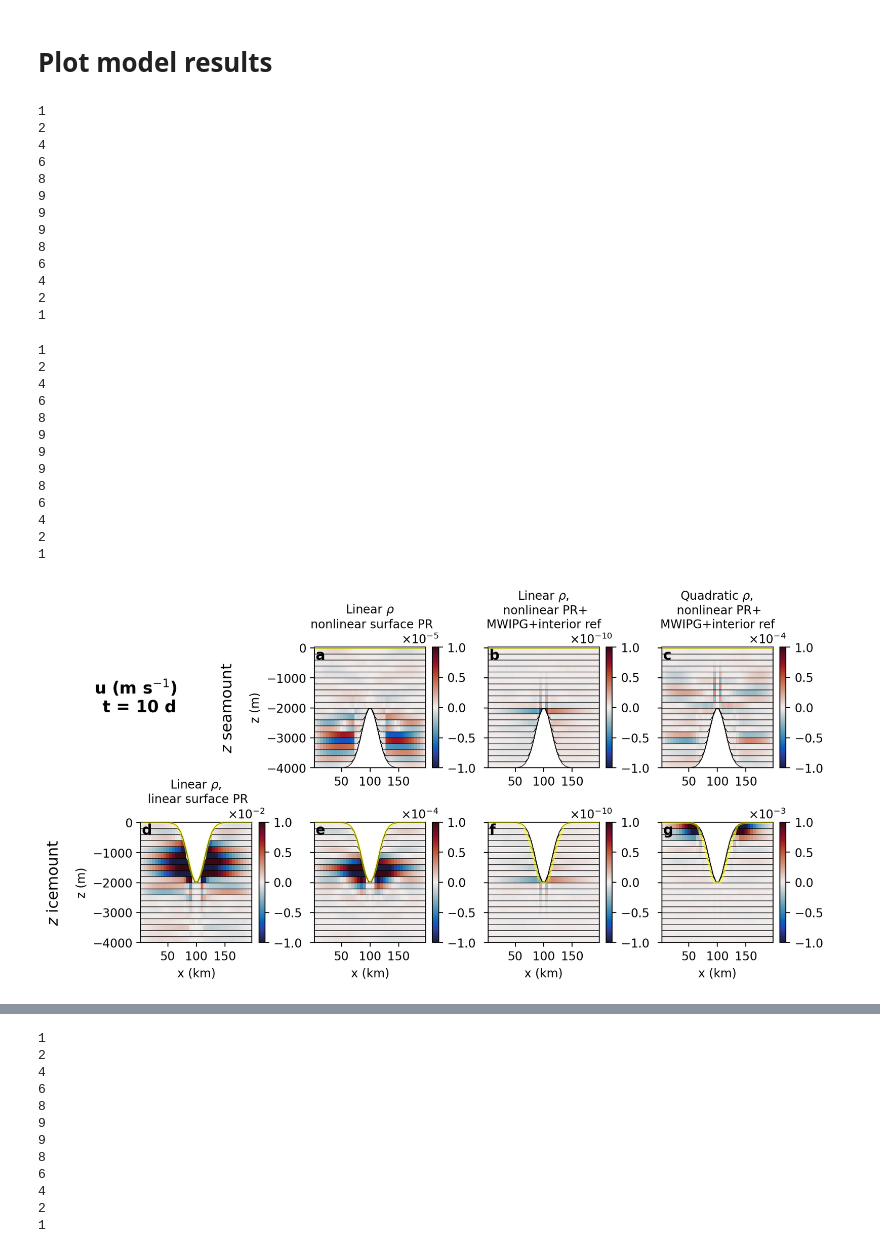
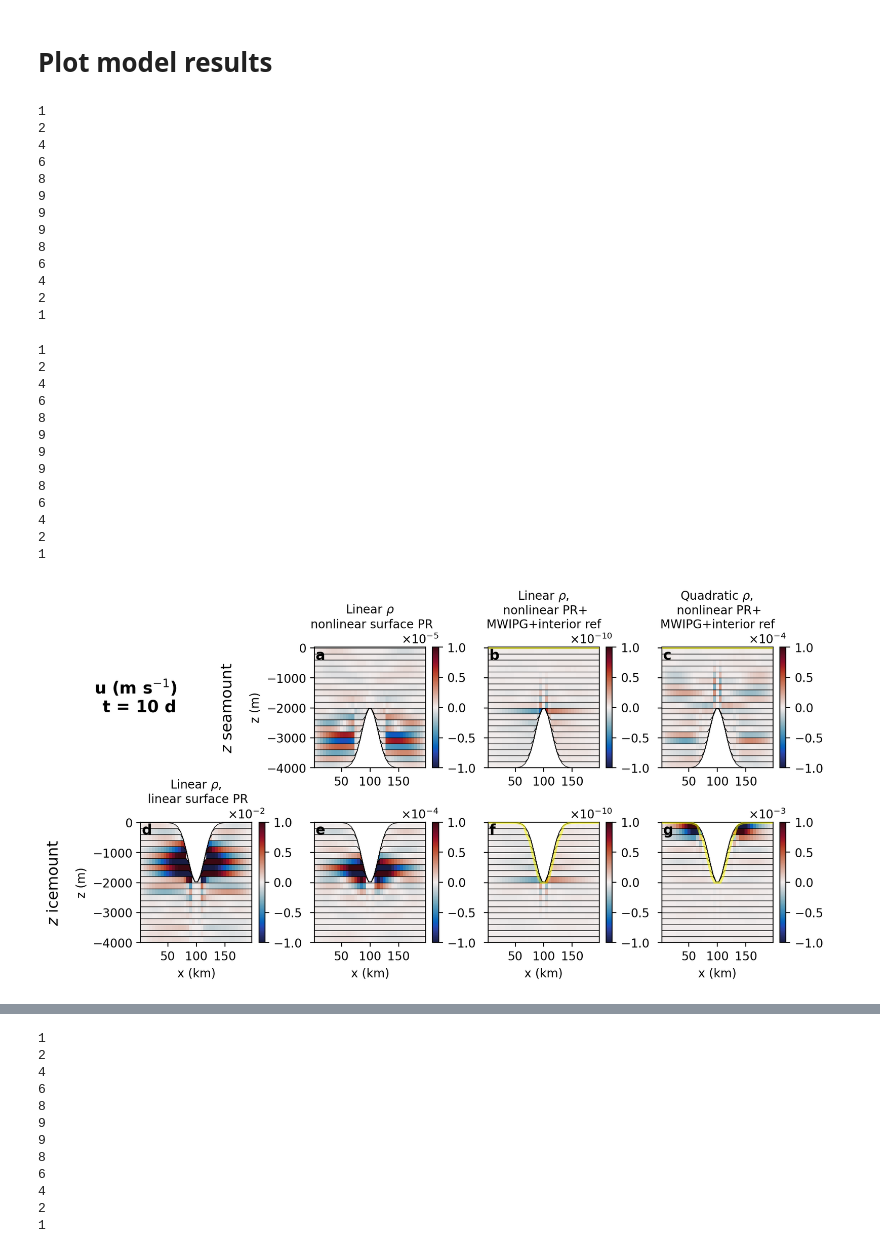
Before and after one commit to claireyung/IS-PG-MOM6, a Jupyter notebook: plotting.ipynb, the cells around one changed output, grey strips where cells are left out. Cells and saved outputs as stored; diff of their text form; code cells hidden in the pictures.

Commit message:
Fix integration lines in plots

```diff
--- a/plotting.ipynb
+++ b/plotting.ipynb
@@ -106,7 +106,7 @@ def plot(ax,yy0,tt,variable,varname,vmin1,vmax1,cmap,ymax):
     ax.set_xlabel('x (km)')
     ax.set_title(varname+' , ' +label)
 # %%
-def plot_u(ax,yy0,tt,variable,varname,vmin1,vmax1,cmap,ymax,ymin = 20): #boudnaries are t cell grid
+def plot_u(ax,yy0,tt,variable,varname,vmin1,vmax1,cmap,ymax,ymin = 20, magic = True): #boudnaries are t cell grid
     prog = open_files(label)
     ocean_static = xr.open_dataset(label +'/ocean_geometry.nc')
     grid = Grid(prog,coords={"x":{"center":"xh","outer":"xq"},
@@ -158,25 +158,25 @@ def plot_u(ax,yy0,tt,variable,varname,vmin1,vmax1,cmap,ymax,ymin = 20): #boudnar
 
     for i in range(nz):
         ax.plot(xh,i_heights[i], color = 'k', linewidth = 0.5)
+    if magic == True:
+        try:
+            mom = open_mom(label)
+            reset_ht = mom.reset_u.isel(Time = 0).isel(yh = yy0)
+            height_reset = np.zeros(len(reset_ht.xq))
+            for x in np.arange(1,len(reset_ht.xq)-1):
+                # find depth
+                if (np.max(reset_ht.isel(xq = x).values)==0):
+                    idx = -1 # using surface
+                elif (np.max(reset_ht.isel(xq = x).values)==2):
+                    idx = -1 # using surface
+                else:
+                    idx = np.argmax(reset_ht.isel(xq = x).values)
+                    print(idx)
+                height_reset[x] = grid.interp(prog.e,"x").isel(Time = 0).isel(yh = yy0).isel(xq = x)[idx+1]
 
-    try:
-        mom = open_mom(label)
-        reset_ht = mom.reset_u.isel(Time = 0).isel(yh = yy0)
-        height_reset = np.zeros(len(reset_ht.xq))
-        for x in np.arange(1,len(reset_ht.xq)-1):
-            # find depth
-            if (np.max(reset_ht.isel(xq = x).values)==0):
-                idx = -1 # using surface
-            elif (np.max(reset_ht.isel(xq = x).values)==2):
-                idx = -1 # using surface
-            else:
-                idx = np.argmax(reset_ht.isel(xq = x).values)
-                print(idx)
-            height_reset[x] = grid.interp(prog.e,"x").isel(Time = 0).isel(yh = yy0).isel(xq = x)[idx+1]
-
-        ax.plot(prog.xq[1:-1], height_reset[1:-1], alpha = 0.5, color = 'yellow', linewidth = 2, zorder = 10)
-    except AttributeError:
-        print('No magic interface output')
+            ax.plot(prog.xq[1:-1], height_reset[1:-1], alpha = 0.5, color = 'yellow', linewidth = 2, zorder = 10)
+        except AttributeError:
+            print('No magic interface output')
 
 
     ax.set_ylim(ymin=-ymax,ymax=ymin)
@@ -364,6 +365,7 @@ for i in np.arange(7):
     loc = i+1
     vmax = [1e-5,1e-10,1e-4,
             1e-2,1e-4,1e-10,1e-3][i]
+    magic = [False,True,True,False,False,True,True][i]
 
     a = ax[loc]
 
@@ -371,7 +373,7 @@ for i in np.arange(7):
     x = 0
     ymax = 4000
 
-    plot_u(a,x,-1,prog.u,"uo",-vmax,vmax,cm.cm.balance,ymax)
+    plot_u(a,x,-1,prog.u,"uo",-vmax,vmax,cm.cm.balance,ymax, magic=magic)
 
     a.set_title('')
     if loc < 4:
@@ -403,34 +405,34 @@ fig.suptitle('u (m s$^{-1}$)'+' \n t = 10 d', fontsize = 14, y = 0.8, x = 0.12,w
 
 
 plt.show()
 # %% [output]
 1
 2
 4
 6
 8
 9
 9
 9
 8
 6
 4
 2
 1
 1
 2
 4
 6
 8
 9
 9
 9
 8
 6
 4
 2
 1
-[figure, old version]
+[figure, new version]
 # %%
 fig, axes = plt.subplots(ncols = 3, nrows = 2, figsize = (7.5,4.5),dpi = 200)
 ax = np.ravel(axes)
```
Also changed, not shown: parts of 2 cells of this notebook.
